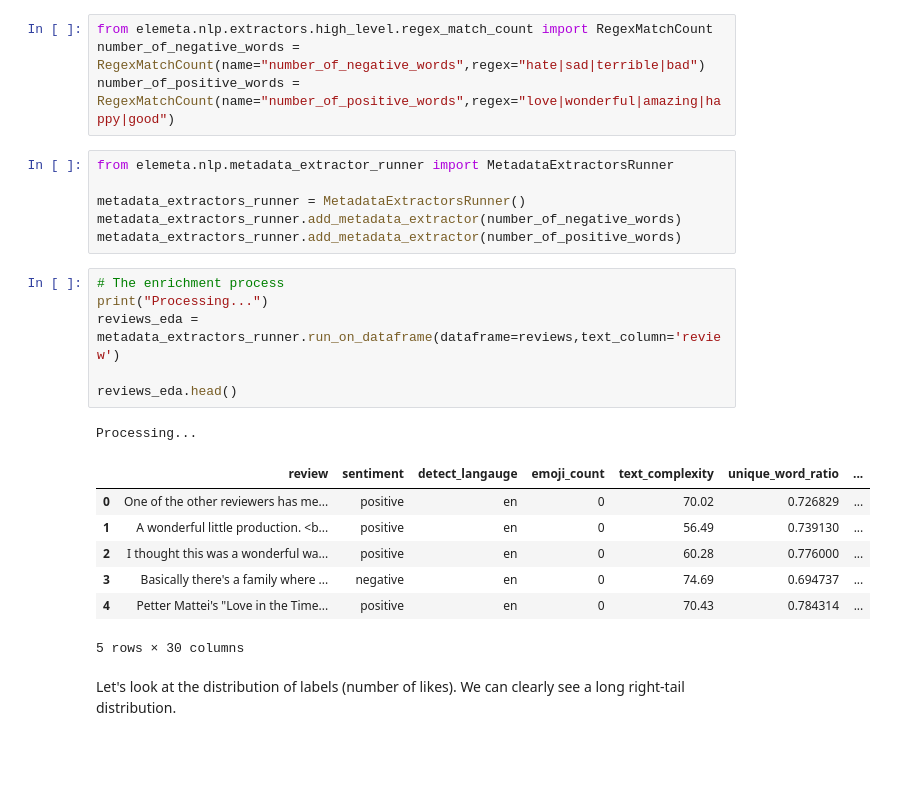
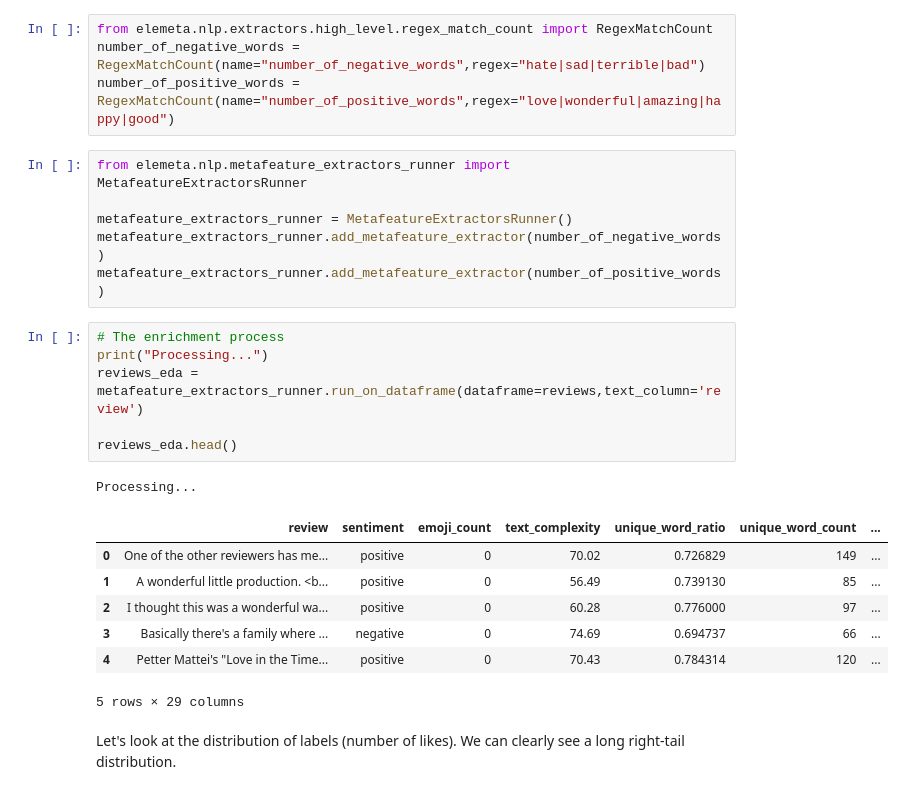
Before and after one commit to superwise-ai/elemeta, a Jupyter notebook: docs/notebooks/EDA.ipynb, the cells around one changed output. Saved outputs shown, nothing was run; the diff lists cells and outputs as text; blank space fills up the shorter version.

Commit message:
fix(elemeta): aline terminology for metafeature extractors

```diff
--- a/docs/notebooks/EDA.ipynb
+++ b/docs/notebooks/EDA.ipynb
@@ -36,26 +44,26 @@ from elemeta.nlp.extractors.high_level.regex_match_count import RegexMatchCount
 number_of_negative_words = RegexMatchCount(name="number_of_negative_words",regex="hate|sad|terrible|bad")
 number_of_positive_words = RegexMatchCount(name="number_of_positive_words",regex="love|wonderful|amazing|happy|good")
 # %%
-from elemeta.nlp.metadata_extractor_runner import MetadataExtractorsRunner
+from elemeta.nlp.metafeature_extractors_runner import MetafeatureExtractorsRunner
 
-metadata_extractors_runner = MetadataExtractorsRunner()
-metadata_extractors_runner.add_metadata_extractor(number_of_negative_words)
-metadata_extractors_runner.add_metadata_extractor(number_of_positive_words)
+metafeature_extractors_runner = MetafeatureExtractorsRunner()
+metafeature_extractors_runner.add_metafeature_extractor(number_of_negative_words)
+metafeature_extractors_runner.add_metafeature_extractor(number_of_positive_words)
 # %%
 # The enrichment process
 print("Processing...")
-reviews_eda = metadata_extractors_runner.run_on_dataframe(dataframe=reviews,text_column='review')
+reviews_eda = metafeature_extractors_runner.run_on_dataframe(dataframe=reviews,text_column='review')
 
 reviews_eda.head()
 # %% [output]
 Processing...
-|  | review | sentiment | detect_langauge | emoji_count | text_complexity | unique_word_ratio | ... |
-| 0 | One of the other reviewers has me... | positive | en | 0 | 70.02 | 0.726829 | ... |
-| 1 | A wonderful little production. <b... | positive | en | 0 | 56.49 | 0.739130 | ... |
-| 2 | I thought this was a wonderful wa... | positive | en | 0 | 60.28 | 0.776000 | ... |
-| 3 | Basically there's a family where ... | negative | en | 0 | 74.69 | 0.694737 | ... |
-| 4 | Petter Mattei's "Love in the Time... | positive | en | 0 | 70.43 | 0.784314 | ... |
+|  | review | sentiment | emoji_count | text_complexity | unique_word_ratio | unique_word_count | ... |
+| 0 | One of the other reviewers has me... | positive | 0 | 70.02 | 0.726829 | 149 | ... |
+| 1 | A wonderful little production. <b... | positive | 0 | 56.49 | 0.739130 | 85 | ... |
+| 2 | I thought this was a wonderful wa... | positive | 0 | 60.28 | 0.776000 | 97 | ... |
+| 3 | Basically there's a family where ... | negative | 0 | 74.69 | 0.694737 | 66 | ... |
+| 4 | Petter Mattei's "Love in the Time... | positive | 0 | 70.43 | 0.784314 | 120 | ... |
-5 rows × 30 columns
+5 rows × 29 columns
 # %% [markdown]
 Let's look at the distribution of labels (number of likes).
 We can clearly see a long right-tail distribution.
```
Also changed, not shown: parts of 1 cell of this notebook, 38 other files.
